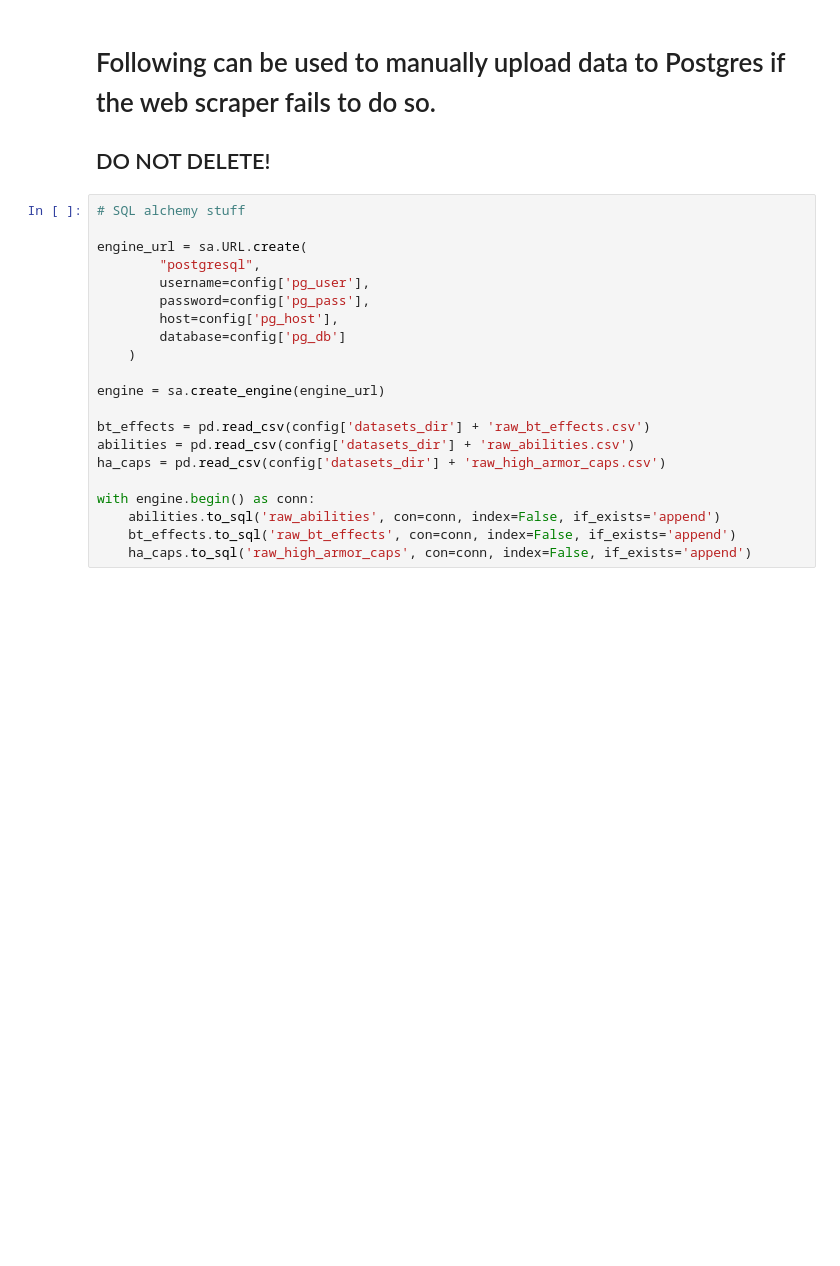
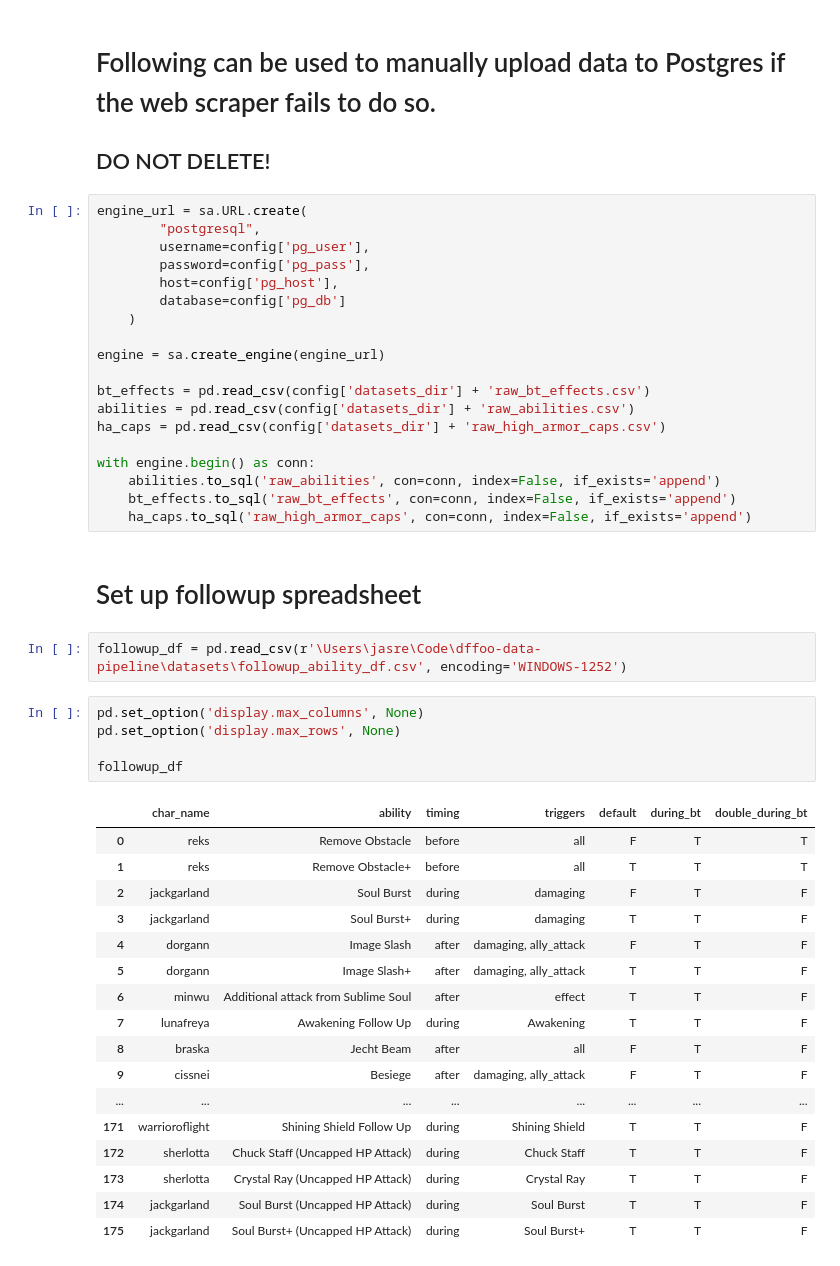
Before and after one commit to Jace743/dffoo-data-pipeline, a Jupyter notebook: Scratch Notebook.ipynb, the cells around one changed output. Saved outputs shown, nothing was run; the diff lists cells and outputs as text; blank space fills up the shorter version.

```diff
--- a/Scratch Notebook.ipynb
+++ b/Scratch Notebook.ipynb
@@ -83,8 +107,6 @@ ha_df
 # Following can be used to manually upload data to Postgres if the web scraper fails to do so.
 ## DO NOT DELETE!
 # %%
-# SQL alchemy stuff
-
 engine_url = sa.URL.create(
         "postgresql",
         username=config['pg_user'],
@@ -103,3 +125,30 @@ with engine.begin() as conn:
     abilities.to_sql('raw_abilities', con=conn, index=False, if_exists='append')
     bt_effects.to_sql('raw_bt_effects', con=conn, index=False, if_exists='append')
     ha_caps.to_sql('raw_high_armor_caps', con=conn, index=False, if_exists='append')
+# %% [markdown]
+# Set up followup spreadsheet
+# %%
+followup_df = pd.read_csv(r'\Users\jasre\Code\dffoo-data-pipeline\datasets\followup_ability_df.csv', encoding='WINDOWS-1252')
+# %%
+pd.set_option('display.max_columns', None)
+pd.set_option('display.max_rows', None)
+
+followup_df
+# %% [output]
+|  | char_name | ability | timing | triggers | default | during_bt | double_during_bt |
+| 0 | reks | Remove Obstacle | before | all | F | T | T |
+| 1 | reks | Remove Obstacle+ | before | all | T | T | T |
+| 2 | jackgarland | Soul Burst | during | damaging | F | T | F |
+| 3 | jackgarland | Soul Burst+ | during | damaging | T | T | F |
+| 4 | dorgann | Image Slash | after | damaging, ally_attack | F | T | F |
+| 5 | dorgann | Image Slash+ | after | damaging, ally_attack | T | T | F |
+| 6 | minwu | Additional attack from Sublime Soul | after | effect | T | T | F |
+| 7 | lunafreya | Awakening Follow Up | during | Awakening | T | T | F |
+| 8 | braska | Jecht Beam | after | all | F | T | F |
+| 9 | cissnei | Besiege | after | damaging, ally_attack | F | T | F |
+| ... | ... | ... | ... | ... | ... | ... | ... |
+| 171 | warrioroflight | Shining Shield Follow Up | during | Shining Shield | T | T | F |
+| 172 | sherlotta | Chuck Staff (Uncapped HP Attack) | during | Chuck Staff | T | T | F |
+| 173 | sherlotta | Crystal Ray (Uncapped HP Attack) | during | Crystal Ray | T | T | F |
+| 174 | jackgarland | Soul Burst (Uncapped HP Attack) | during | Soul Burst | T | T | F |
+| 175 | jackgarland | Soul Burst+ (Uncapped HP Attack) | during | Soul Burst+ | T | T | F |
```
Also changed, not shown: parts of 18 cells of this notebook, 22 other files.
